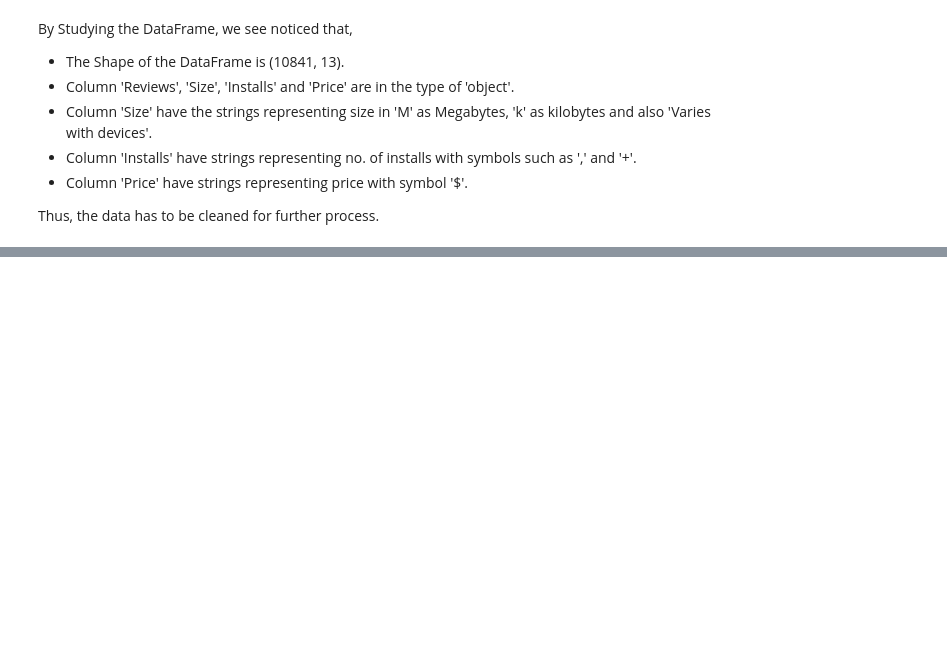
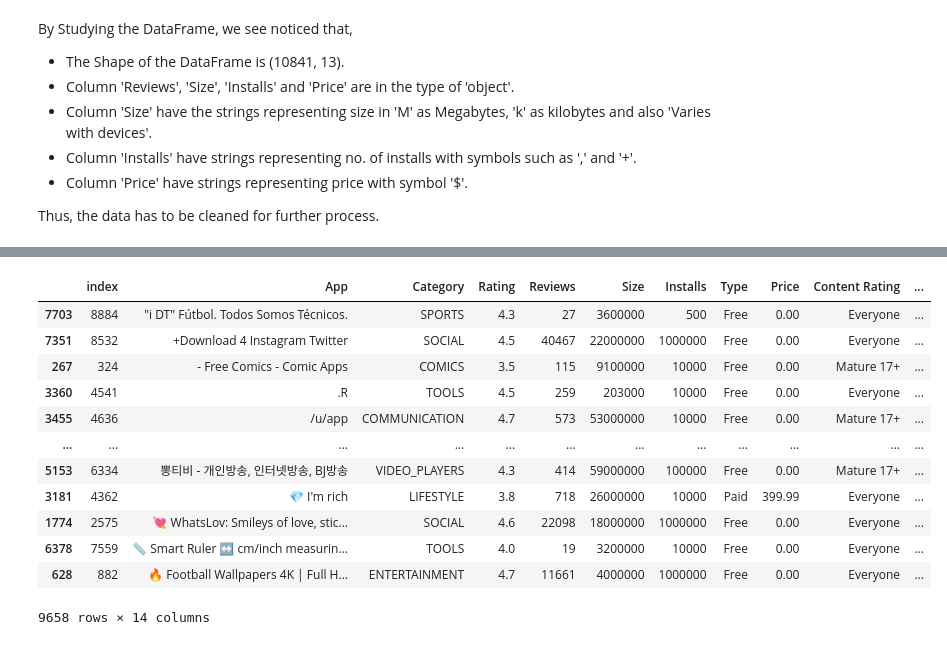
Before and after one commit to divyakedia/playstore-data-analysis, a Jupyter notebook: (Divya_Self)Play_Store_App_Review_Analysis_Capstone_Project.ipynb, the cells around one changed output, grey strips where cells are left out. Saved outputs shown, nothing was run; the diff lists cells and outputs as text; code cells hidden in the pictures; blank space fills up the shorter version.

```diff
--- a/(Divya_Self)Play_Store_App_Review_Analysis_Capstone_Project.ipynb
+++ b/(Divya_Self)Play_Store_App_Review_Analysis_Capstone_Project.ipynb
@@ -250,0 +286,11 @@ memory usage: 1.4+ MB
+# %%
+# Replacing the null values with the median of Rating:
+def replace_nullval(nullval):
+    """
+    replace the rows with null values
+    with median values
+    """
+    return nullval.fillna(nullval.median())
+
+playstore_df['Rating'] = playstore_df['Rating'].transform(replace_nullval)
+playstore_df['Rating'] = playstore_df['Rating'].astype(float)
@@ -250,0 +390,4 @@ memory usage: 1.4+ MB
+# %%
+# Taking all the last rows of data from each app:
+last_rows = playstore_df.groupby('App').tail(1).reset_index()
+app_max_review = last_rows.loc[last_rows.groupby(['App'])['Reviews'].idxmax()]
@@ -250,0 +412,18 @@ memory usage: 1.4+ MB
+# %%
+# Reviewing The apps which are free to use based on reviews:
+app_max_review[app_max_review['Price'] == 0]
+app_max_review
+# %% [output]
+|  | index | App | Category | Rating | Reviews | Size | Installs | Type | Price | Content Rating | ... |
+| 7703 | 8884 | "i DT" Fútbol. Todos Somos Técnicos. | SPORTS | 4.3 | 27 | 3600000 | 500 | Free | 0.00 | Everyone | ... |
+| 7351 | 8532 | +Download 4 Instagram Twitter | SOCIAL | 4.5 | 40467 | 22000000 | 1000000 | Free | 0.00 | Everyone | ... |
+| 267 | 324 | - Free Comics - Comic Apps | COMICS | 3.5 | 115 | 9100000 | 10000 | Free | 0.00 | Mature 17+ | ... |
+| 3360 | 4541 | .R | TOOLS | 4.5 | 259 | 203000 | 10000 | Free | 0.00 | Everyone | ... |
+| 3455 | 4636 | /u/app | COMMUNICATION | 4.7 | 573 | 53000000 | 10000 | Free | 0.00 | Mature 17+ | ... |
+| ... | ... | ... | ... | ... | ... | ... | ... | ... | ... | ... | ... |
+| 5153 | 6334 | 뽕티비 - 개인방송, 인터넷방송, BJ방송 | VIDEO_PLAYERS | 4.3 | 414 | 59000000 | 100000 | Free | 0.00 | Mature 17+ | ... |
+| 3181 | 4362 | 💎 I'm rich | LIFESTYLE | 3.8 | 718 | 26000000 | 10000 | Paid | 399.99 | Everyone | ... |
+| 1774 | 2575 | 💘 WhatsLov: Smileys of love, stic... | SOCIAL | 4.6 | 22098 | 18000000 | 1000000 | Free | 0.00 | Everyone | ... |
+| 6378 | 7559 | 📏 Smart Ruler ↔️ cm/inch measurin... | TOOLS | 4.0 | 19 | 3200000 | 10000 | Free | 0.00 | Everyone | ... |
+| 628 | 882 | 🔥 Football Wallpapers 4K | Full H... | ENTERTAINMENT | 4.7 | 11661 | 4000000 | 1000000 | Free | 0.00 | Everyone | ... |
+9658 rows × 14 columns
```
Also changed, not shown: parts of 22 cells of this notebook.
